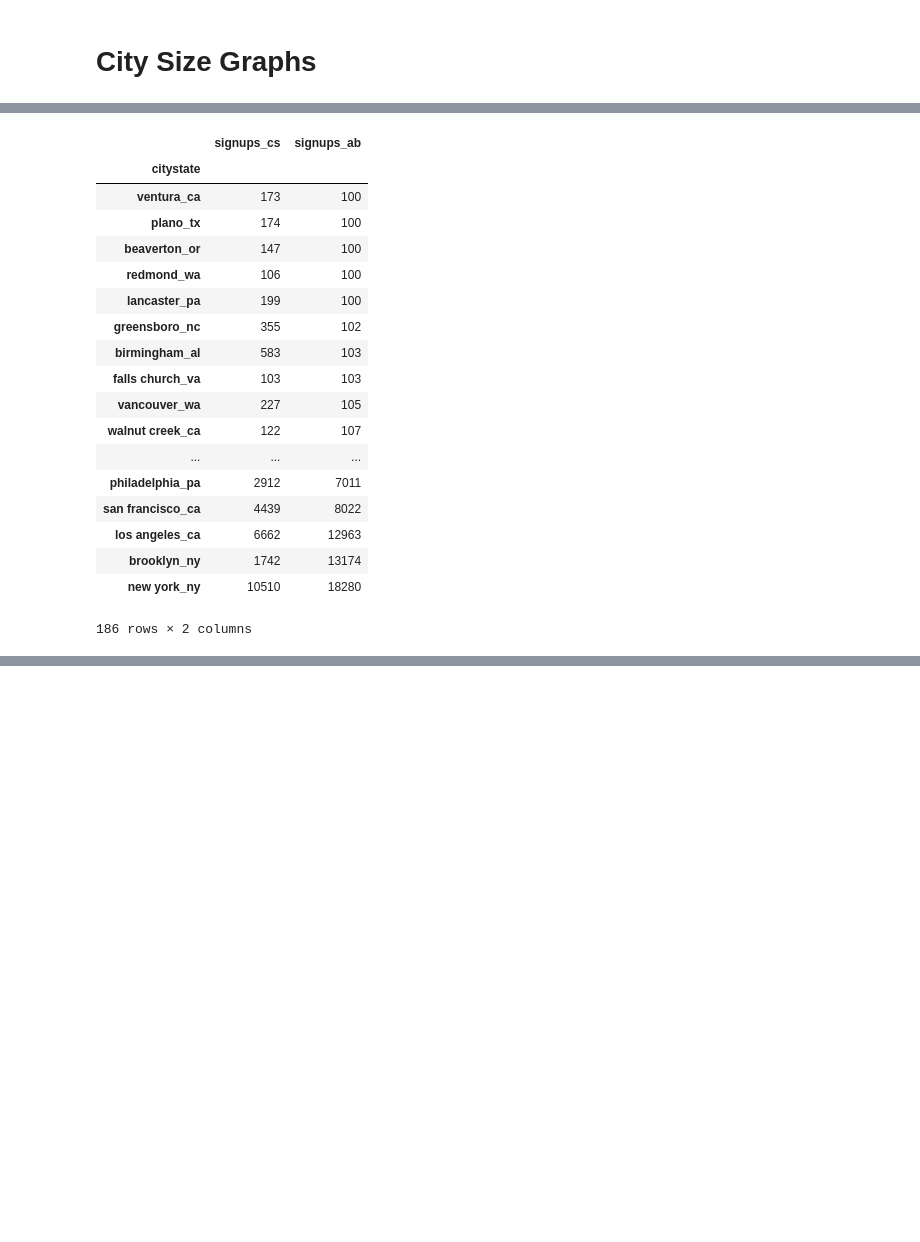
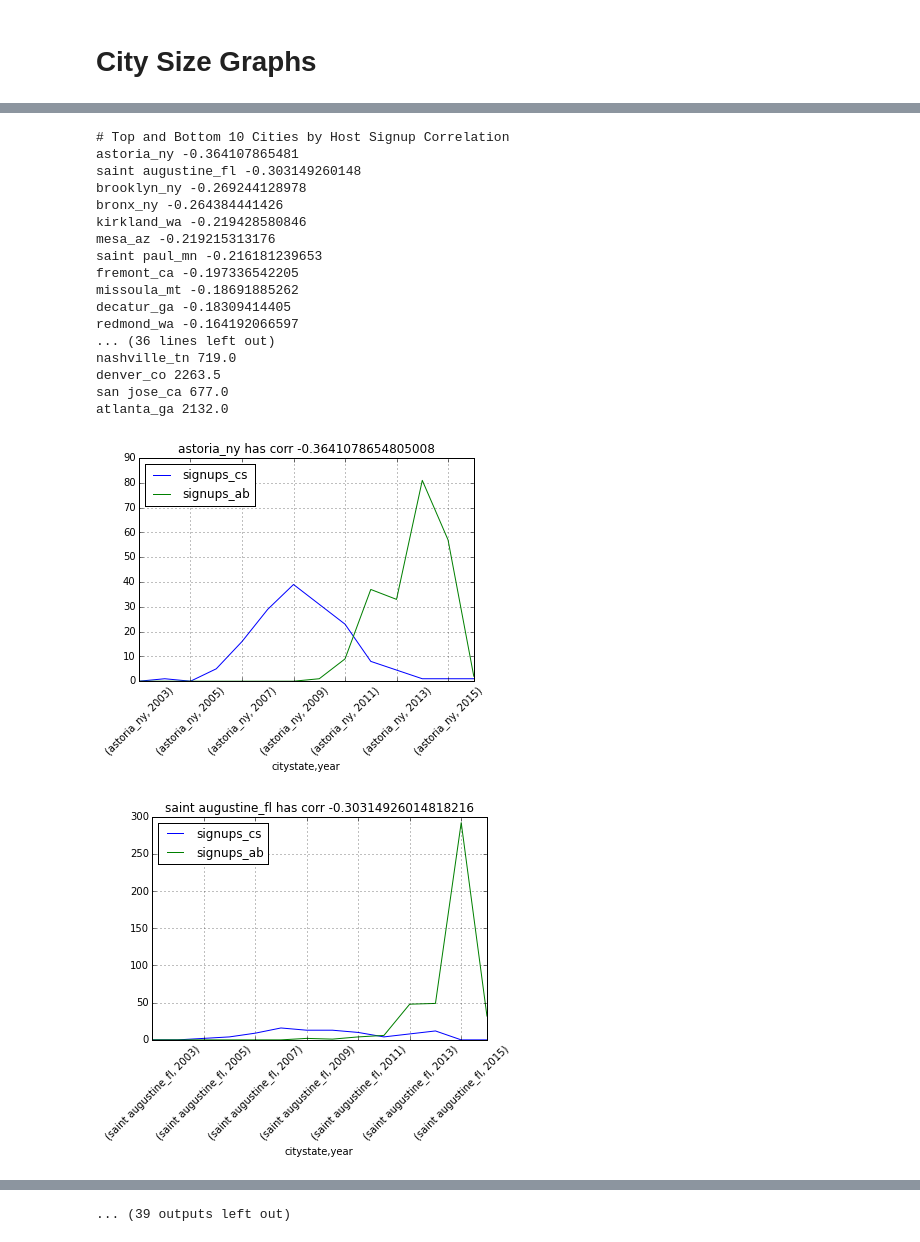
Before and after one commit to notconfusing/airsurfing-analysis, a Jupyter notebook: member since comparison.ipynb, the cells around one changed output, grey strips where cells are left out. Drawn from its saved outputs; the diff is of its cells as text; code cells hidden in the pictures; blank space fills up the shorter version.

```diff
--- a/member since comparison.ipynb
+++ b/member since comparison.ipynb
@@ -240,0 +271,2 @@ cs_citystate.columns = ['signups']
+# %%
+cs_citystate_2013mean.loc[:,('signups',2013)] = mean2013
@@ -261,5 +312,7 @@ ab_citystate = ab_loc.groupby(by=['citystate','year']).agg(len)
 ab_citystate.columns = ['signups']
 # %%
 abcs_citystate = pandas.merge(cs_citystate, ab_citystate, how='outer', left_index=True, right_index=True, suffixes=('_cs','_ab'))
+abcs_citystate_2013mean = pandas.merge(cs_citystate_2013mean.stack(), ab_citystate, how='outer', left_index=True, right_index=True, suffixes=('_cs','_ab'))
 # %%
 abcs_citystate.fillna(0, inplace=True)
+abcs_citystate_2013mean.fillna(0, inplace=True)
@@ -276,6 +324,8 @@ ab_cum = abcs_citystate.unstack()['signups_ab'].sum(axis=1)
 dual_min = 100
 big_cities = abcs_citystate.unstack().ix[ab_cum >=dual_min].ix[cs_cum >=dual_min]
 small_cities = abcs_citystate.unstack().ix[ab_cum <dual_min].ix[cs_cum <dual_min]
+big_cities_2013mean = abcs_citystate_2013mean.unstack().ix[ab_cum >=dual_min].ix[cs_cum >=dual_min]
+small_cities_2013mean = abcs_citystate_2013mean.unstack().ix[ab_cum <dual_min].ix[cs_cum <dual_min]
 # %% [markdown]
 # City Size in General, Correlations
 # %%
@@ -369,22 +356,0 @@ big_cities_absize = big_cities_groups.agg(sum).sort('signups_ab', ascending=Fals
-# %%
-big_cities_absize
-# %% [output]
-|  | signups_cs | signups_ab |
-| citystate |  |  |
-| ventura_ca | 173 | 100 |
-| plano_tx | 174 | 100 |
-| beaverton_or | 147 | 100 |
-| redmond_wa | 106 | 100 |
-| lancaster_pa | 199 | 100 |
-| greensboro_nc | 355 | 102 |
-| birmingham_al | 583 | 103 |
-| falls church_va | 103 | 103 |
-| vancouver_wa | 227 | 105 |
-| walnut creek_ca | 122 | 107 |
-| ... | ... | ... |
-| philadelphia_pa | 2912 | 7011 |
-| san francisco_ca | 4439 | 8022 |
-| los angeles_ca | 6662 | 12963 |
-| brooklyn_ny | 1742 | 13174 |
-| new york_ny | 10510 | 18280 |
-186 rows × 2 columns
@@ -390,0 +387,50 @@ big_cities_absize
+# %%
+big_cities_groups = big_cities_2013mean.stack().groupby(level=0)
+
+big_cities_corr = big_cities_groups.agg(lambda x: x.corr().iloc[1,0])
+
+#this is not dangerous just because agg returned weird
+del big_cities_corr['signups_ab']
+big_cities_corr.columns = ['signup_abcs_correlation']
+
+big_cities_corr.sort(columns='signup_abcs_correlation')
+
+big_cities_extremes = big_cities_corr.sort(columns='signup_abcs_correlation').iloc[0:15,].append(big_cities_corr.sort(columns='signup_abcs_correlation').iloc[-15:,])
+
+print('# Top and Bottom 10 Cities by Host Signup Correlation')
+
+for city, corr in big_cities_extremes.iterrows():
+    print(city, corr[0])
+    for dfcity, df in big_cities_groups:
+        if city==dfcity:
+            ax = df.plot(title='{} has corr {}'.format(city, corr[0]), rot=45)
+
+print('# Top and Bottom 10 Cities by AB size')
+
+big_cities_absize = big_cities_groups.agg(sum).sort('signups_ab', ascending=False)
+
+for city, row in big_cities_absize.iloc[:20].iterrows():
+    print(city, row[0])
+    for dfcity, df in big_cities_groups:
+        if city==dfcity:
+            ax = df.plot(title='{} has ab_hosts {}'.format(city, row[0]), rot=45)
+# %% [output]
+# Top and Bottom 10 Cities by Host Signup Correlation
+astoria_ny -0.364107865481
+saint augustine_fl -0.303149260148
+brooklyn_ny -0.269244128978
+bronx_ny -0.264384441426
+kirkland_wa -0.219428580846
+mesa_az -0.219215313176
+saint paul_mn -0.216181239653
+fremont_ca -0.197336542205
+missoula_mt -0.18691885262
+decatur_ga -0.18309414405
+redmond_wa -0.164192066597
+... (36 lines left out)
+nashville_tn 719.0
+denver_co 2263.5
+san jose_ca 677.0
+atlanta_ga 2132.0
+[figure, added]
+[figure, added]
@@ -390,0 +446 @@ big_cities_absize
+... (39 outputs left out)
```
Also changed, not shown: parts of 36 cells of this notebook.
